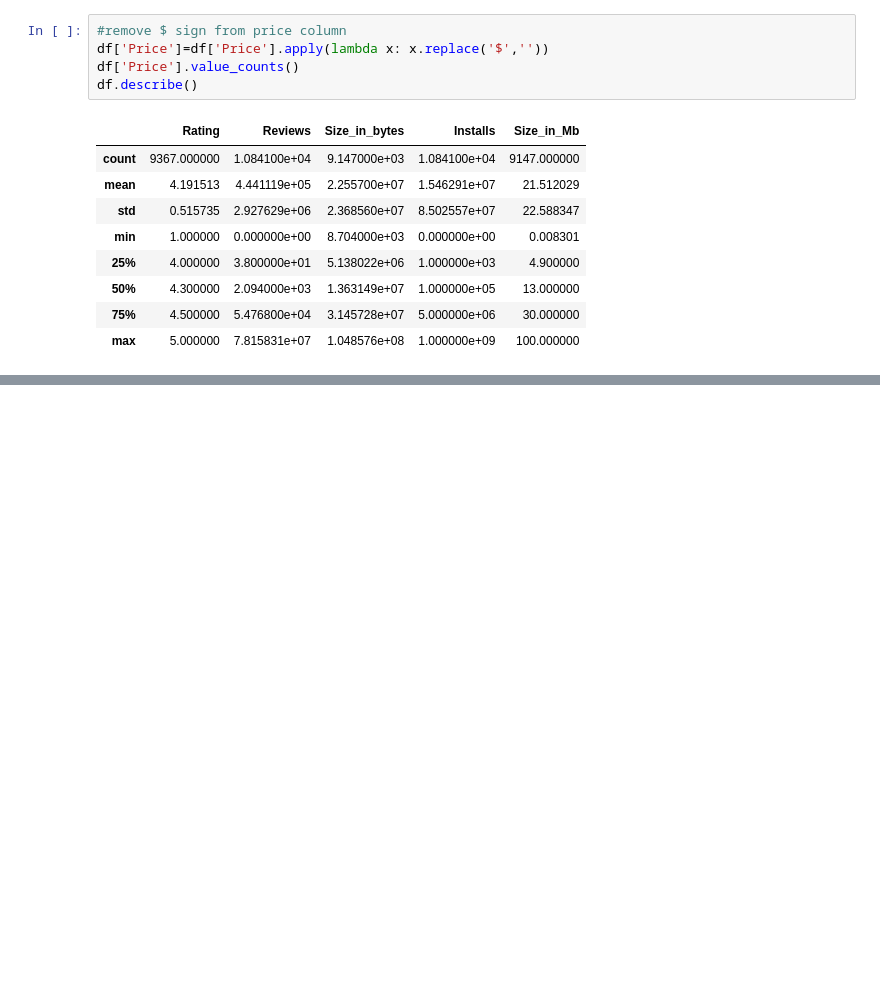
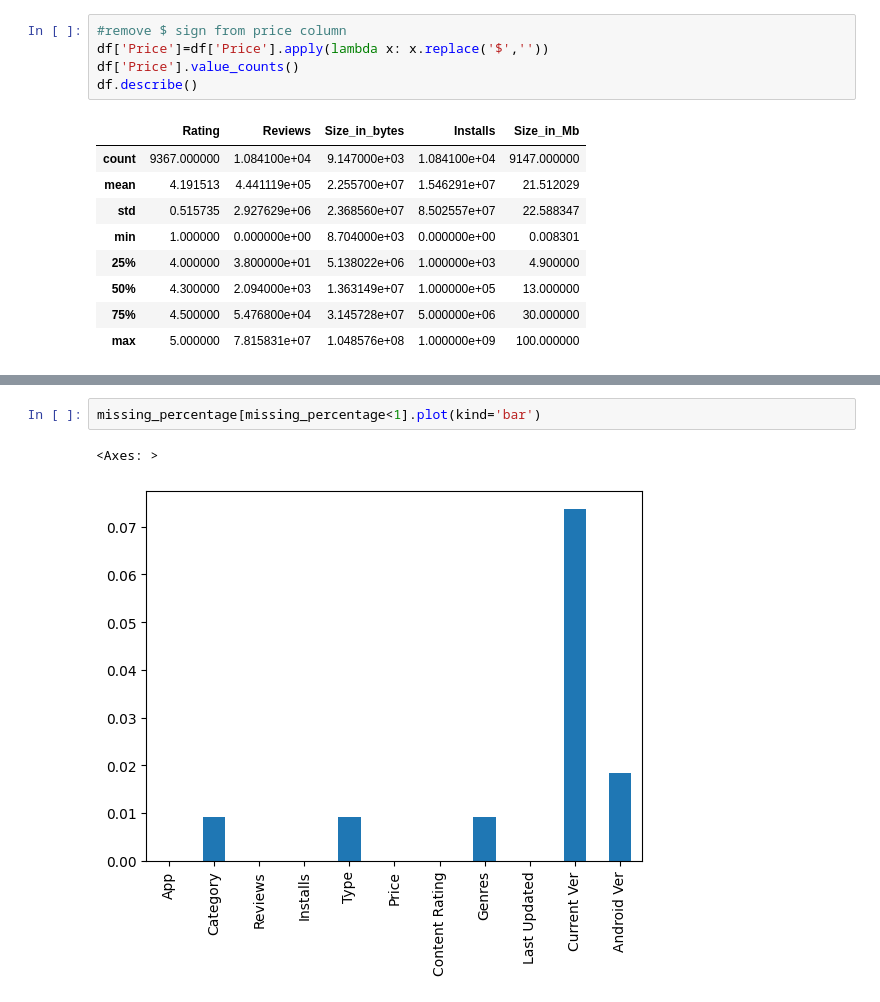
Before and after one commit to xaqibshah/DataScienceLearning, a Jupyter notebook: Python_Ka_Chilla/pandas/04_kaggle_google.ipynb, the cells around one changed output, grey strips where cells are left out. Saved outputs shown, nothing was run; the diff lists cells and outputs as text; blank space fills up the shorter version.

```diff
--- a/Python_Ka_Chilla/pandas/04_kaggle_google.ipynb
+++ b/Python_Ka_Chilla/pandas/04_kaggle_google.ipynb
@@ -334,0 +411,5 @@ df.describe()
+# %%
+missing_percentage[missing_percentage<1].plot(kind='bar')
+# %% [output]
+<Axes: >
+[figure, added]
```
Also changed, not shown: parts of 7 cells of this notebook.
